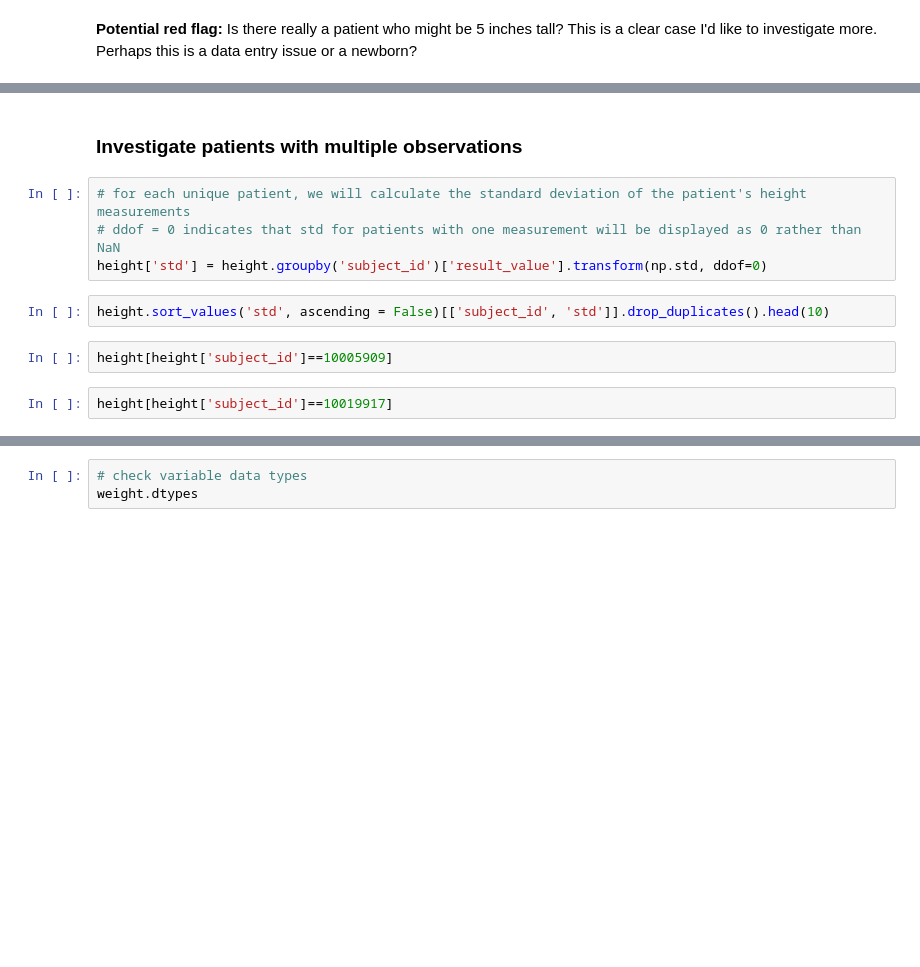
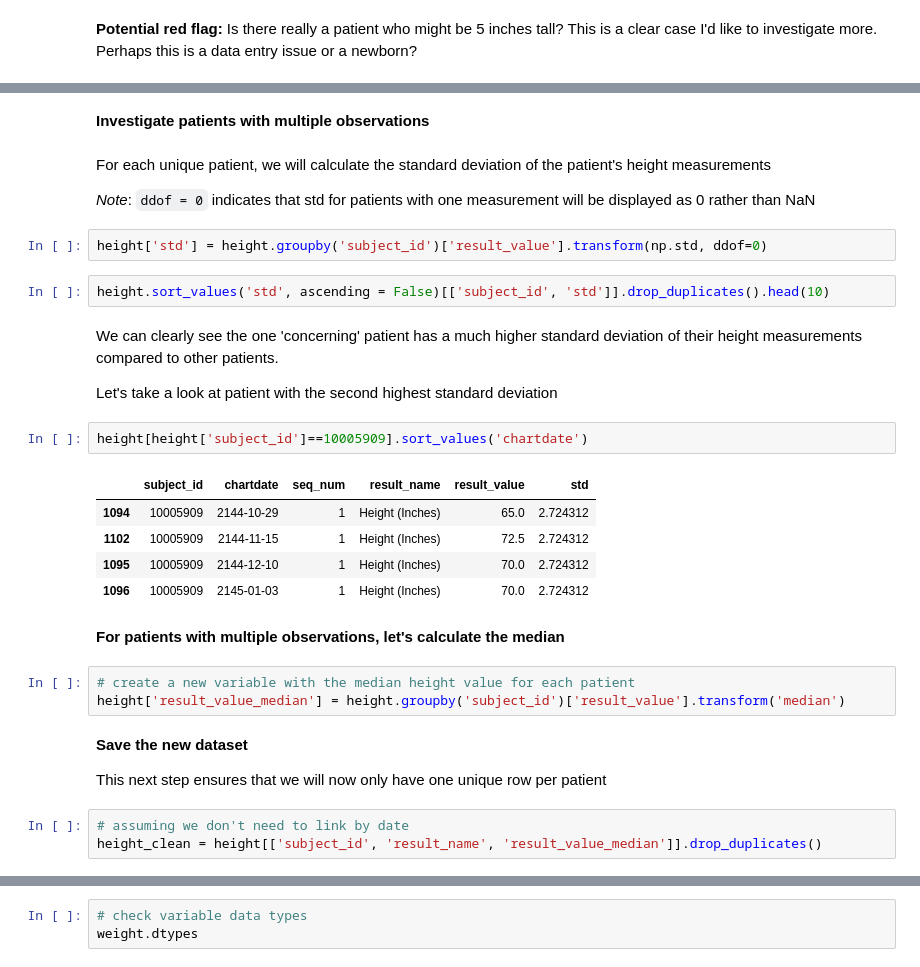
Before and after one commit to meghutch/mimic-ml-demo, a Jupyter notebook: mimic-iv-demo.ipynb, the cells around one changed output, grey strips where cells are left out. Saved outputs shown, nothing was run; the diff lists cells and outputs as text; blank space fills up the shorter version.

```diff
--- a/mimic-iv-demo.ipynb
+++ b/mimic-iv-demo.ipynb
@@ -244,12 +295,34 @@ height[height['subject_id']==10012853]
 # %% [markdown]
-### Investigate patients with multiple observations
+**Investigate patients with multiple observations**
+# %% [markdown]
+For each unique patient, we will calculate the standard deviation of the patient's height measurements
+
+*Note*: `ddof = 0` indicates that std for patients with one measurement will be displayed as 0 rather than NaN
 # %%
-# for each unique patient, we will calculate the standard deviation of the patient's height measurements
-# ddof = 0 indicates that std for patients with one measurement will be displayed as 0 rather than NaN
 height['std'] = height.groupby('subject_id')['result_value'].transform(np.std, ddof=0)
 # %%
 height.sort_values('std', ascending = False)[['subject_id', 'std']].drop_duplicates().head(10)
+# %% [markdown]
+We can clearly see the one 'concerning' patient has a much higher standard deviation of their height measurements compared to other patients.
+
+Let's take a look at patient with the second highest standard deviation
 # %%
-height[height['subject_id']==10005909]
+height[height['subject_id']==10005909].sort_values('chartdate')
+# %% [output]
+|  | subject_id | chartdate | seq_num | result_name | result_value | std |
+| 1094 | 10005909 | 2144-10-29 | 1 | Height (Inches) | 65.0 | 2.724312 |
+| 1102 | 10005909 | 2144-11-15 | 1 | Height (Inches) | 72.5 | 2.724312 |
+| 1095 | 10005909 | 2144-12-10 | 1 | Height (Inches) | 70.0 | 2.724312 |
+| 1096 | 10005909 | 2145-01-03 | 1 | Height (Inches) | 70.0 | 2.724312 |
-# %%
-height[height['subject_id']==10019917]
+# %% [markdown]
+**For patients with multiple observations, let's calculate the median**
+# %%
+# create a new variable with the median height value for each patient
+height['result_value_median'] = height.groupby('subject_id')['result_value'].transform('median')
+# %% [markdown]
+**Save the new dataset**
+
+This next step ensures that we will now only have one unique row per patient
+# %%
+# assuming we don't need to link by date
+height_clean = height[['subject_id', 'result_name', 'result_value_median']].drop_duplicates()
```
Also changed, not shown: parts of 250 cells of this notebook.
